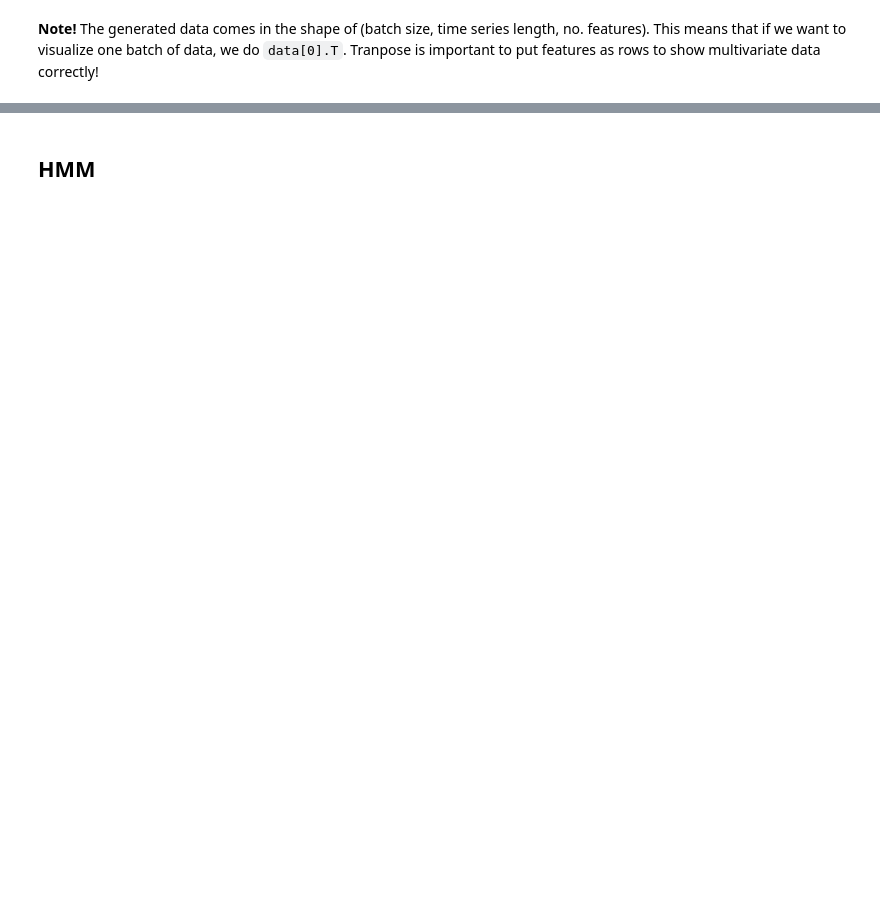
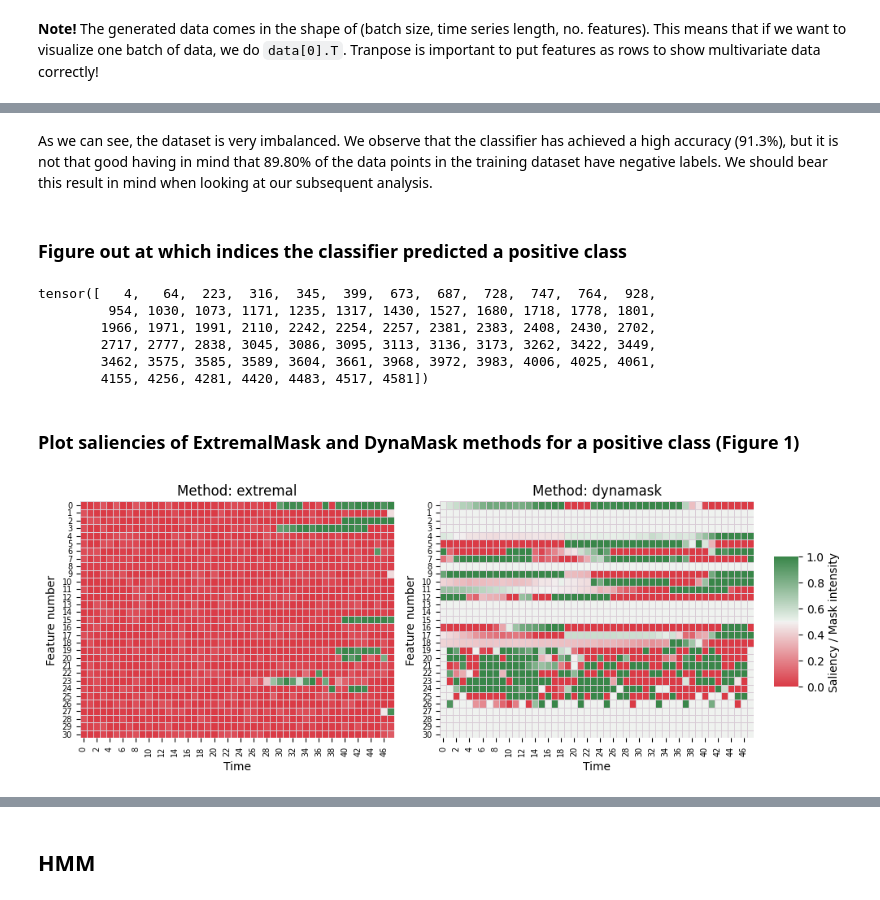
Before and after one commit to anonymous8293/factai, a Jupyter notebook: visualization.ipynb, the cells around one changed output, grey strips where cells are left out. Saved outputs shown, nothing was run; the diff lists cells and outputs as text; code cells hidden in the pictures; blank space fills up the shorter version.

```diff
--- a/visualization.ipynb
+++ b/visualization.ipynb
@@ -454,0 +123,4 @@ plot_components(
+# %% [markdown]
+As we can see, the dataset is very imbalanced. We observe that the classifier has achieved a high accuracy (91.3%), but it is not that good having in mind that 89.80% of the data points in the training dataset have negative labels. We should bear this result in mind when looking at our subsequent analysis.
+# %% [markdown]
+### Figure out at which indices the classifier predicted a positive class
@@ -454,0 +137,27 @@ plot_components(
+# %%
+# Take only the dead patients
+dead_indices = th.where(y_test == 1)[0]
+# For which patients did the classifier correctly predict deaths?
+dead_indices[th.where(y_test[dead_indices] == predictions[dead_indices])[0]]
+# %% [output]
+tensor([   4,   64,  223,  316,  345,  399,  673,  687,  728,  747,  764,  928,
+         954, 1030, 1073, 1171, 1235, 1317, 1430, 1527, 1680, 1718, 1778, 1801,
+        1966, 1971, 1991, 2110, 2242, 2254, 2257, 2381, 2383, 2408, 2430, 2702,
+        2717, 2777, 2838, 3045, 3086, 3095, 3113, 3136, 3173, 3262, 3422, 3449,
+        3462, 3575, 3585, 3589, 3604, 3661, 3968, 3972, 3983, 4006, 4025, 4061,
+        4155, 4256, 4281, 4420, 4483, 4517, 4581])
+# %% [markdown]
+### Plot saliencies of ExtremalMask and DynaMask methods for a positive class (Figure 1)
+# %%
+from tint.utils.plotting import plot_heatmap
+
+# This is an example of the indices found above
+POS_ID = 64
+saliencies = {
+    "extremal": extremal_mask_attr_mimic[POS_ID].T,
+    "dynamask": dyna_mask_attr_mimic[POS_ID].T,
+    title=f"Patient {POS_ID}, prediction = die"
+}
+plot_heatmap(saliencies, title=None)
+# %% [output]
+[figure, added]
```
Also changed, not shown: parts of 123 cells of this notebook.
